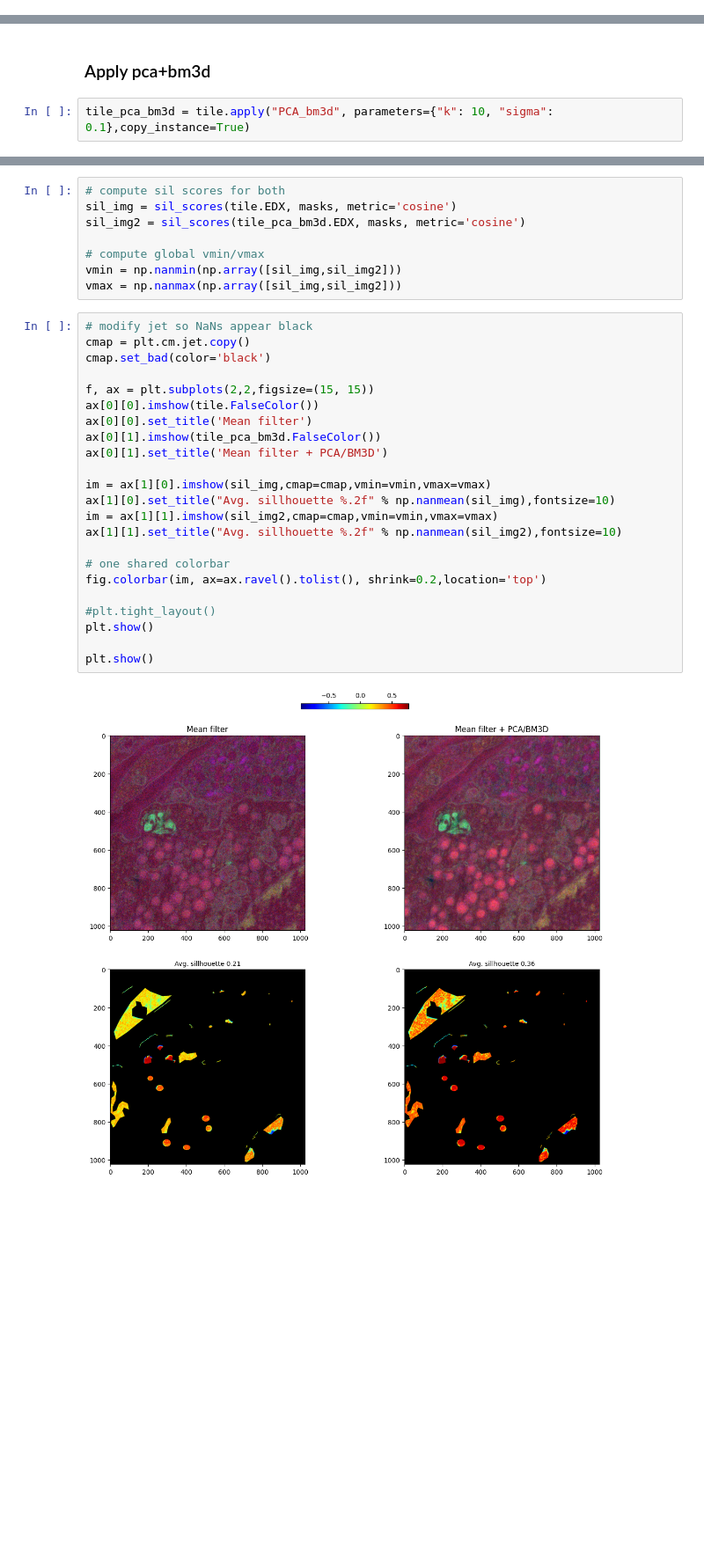
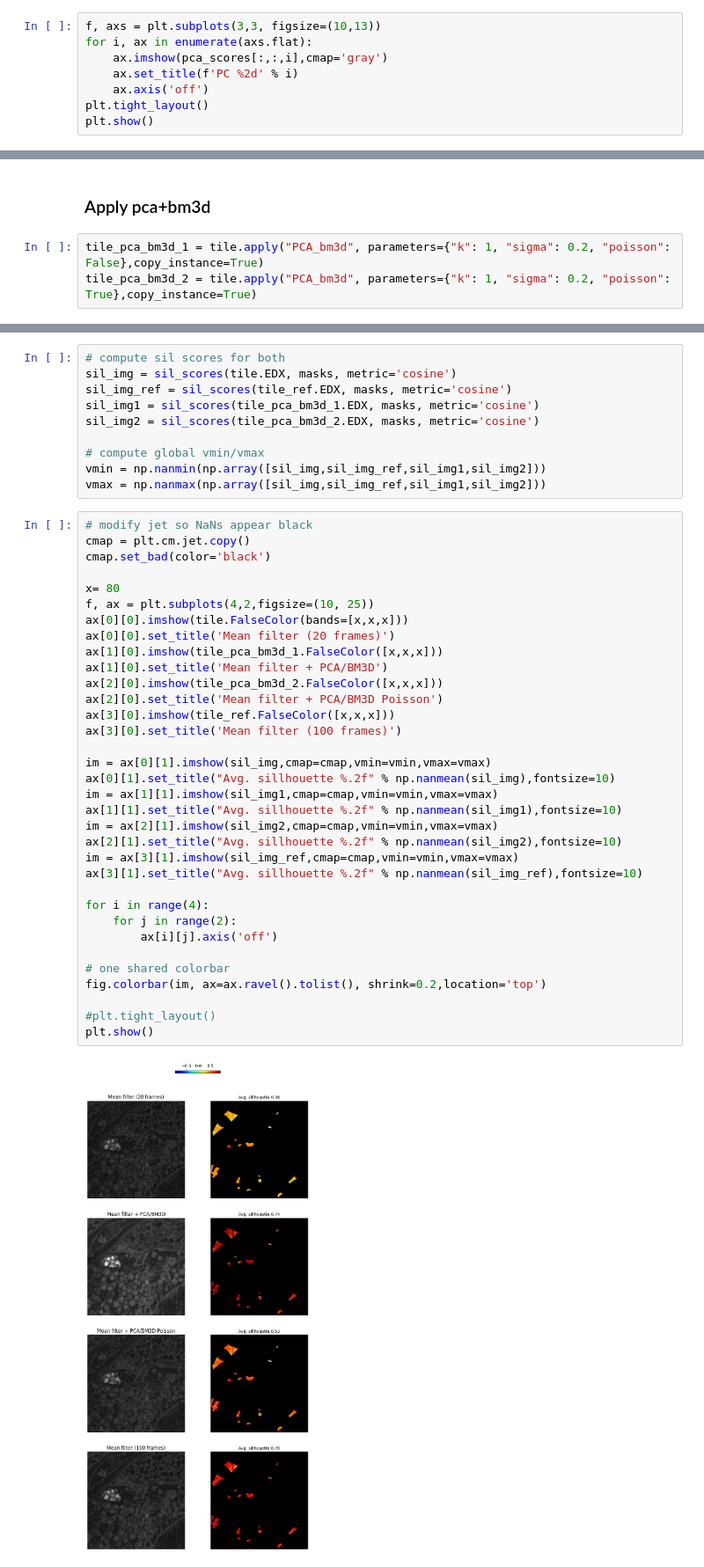
Before and after one commit to amjams/PreHyperspectralEDX, a Jupyter notebook: preprocessing_basic/04_projection_denosing.ipynb, the cells around one changed output, grey strips where cells are left out. Shown at 88% size. Drawn from its saved outputs; the diff is of its cells as text; blank space fills up the shorter version.

```diff
--- a/preprocessing_basic/04_projection_denosing.ipynb
+++ b/preprocessing_basic/04_projection_denosing.ipynb
@@ -90,0 +108,8 @@ WARNING | RosettaSciIO | The file contains only one spectrum stream (rsciio.emd.
+# %%
+f, axs = plt.subplots(3,3, figsize=(10,13))
+for i, ax in enumerate(axs.flat):
+    ax.imshow(pca_scores[:,:,i],cmap='gray')
+    ax.set_title(f'PC %2d' % i)
+    ax.axis('off')
+plt.tight_layout()
+plt.show()
@@ -91,4 +118,5 @@ WARNING | RosettaSciIO | The file contains only one spectrum stream (rsciio.emd.
 # %% [markdown]
 ### Apply pca+bm3d
 # %%
-tile_pca_bm3d = tile.apply("PCA_bm3d", parameters={"k": 10, "sigma": 0.1},copy_instance=True)
+tile_pca_bm3d_1 = tile.apply("PCA_bm3d", parameters={"k": 1, "sigma": 0.2, "poisson": False},copy_instance=True)
+tile_pca_bm3d_2 = tile.apply("PCA_bm3d", parameters={"k": 1, "sigma": 0.2, "poisson": True},copy_instance=True)
@@ -95,33 +125,46 @@ tile_pca_bm3d = tile.apply("PCA_bm3d", parameters={"k": 10, "sigma": 0.1},copy_i
 # %%
 # compute sil scores for both
 sil_img = sil_scores(tile.EDX, masks, metric='cosine')
-sil_img2 = sil_scores(tile_pca_bm3d.EDX, masks, metric='cosine')
+sil_img_ref = sil_scores(tile_ref.EDX, masks, metric='cosine')
+sil_img1 = sil_scores(tile_pca_bm3d_1.EDX, masks, metric='cosine')
+sil_img2 = sil_scores(tile_pca_bm3d_2.EDX, masks, metric='cosine')
 
 # compute global vmin/vmax
-vmin = np.nanmin(np.array([sil_img,sil_img2]))
-vmax = np.nanmax(np.array([sil_img,sil_img2]))
+vmin = np.nanmin(np.array([sil_img,sil_img_ref,sil_img1,sil_img2]))
+vmax = np.nanmax(np.array([sil_img,sil_img_ref,sil_img1,sil_img2]))
 # %%
 # modify jet so NaNs appear black
 cmap = plt.cm.jet.copy()
 cmap.set_bad(color='black')
 
-f, ax = plt.subplots(2,2,figsize=(15, 15))
-ax[0][0].imshow(tile.FalseColor())
-ax[0][0].set_title('Mean filter')
-ax[0][1].imshow(tile_pca_bm3d.FalseColor())
-ax[0][1].set_title('Mean filter + PCA/BM3D')
+x= 80
+f, ax = plt.subplots(4,2,figsize=(10, 25))
+ax[0][0].imshow(tile.FalseColor(bands=[x,x,x]))
+ax[0][0].set_title('Mean filter (20 frames)')
+ax[1][0].imshow(tile_pca_bm3d_1.FalseColor([x,x,x]))
+ax[1][0].set_title('Mean filter + PCA/BM3D')
+ax[2][0].imshow(tile_pca_bm3d_2.FalseColor([x,x,x]))
+ax[2][0].set_title('Mean filter + PCA/BM3D Poisson')
+ax[3][0].imshow(tile_ref.FalseColor([x,x,x]))
+ax[3][0].set_title('Mean filter (100 frames)')
 
-im = ax[1][0].imshow(sil_img,cmap=cmap,vmin=vmin,vmax=vmax)
-ax[1][0].set_title("Avg. sillhouette %.2f" % np.nanmean(sil_img),fontsize=10)
-im = ax[1][1].imshow(sil_img2,cmap=cmap,vmin=vmin,vmax=vmax)
-ax[1][1].set_title("Avg. sillhouette %.2f" % np.nanmean(sil_img2),fontsize=10)
+im = ax[0][1].imshow(sil_img,cmap=cmap,vmin=vmin,vmax=vmax)
+ax[0][1].set_title("Avg. sillhouette %.2f" % np.nanmean(sil_img),fontsize=10)
+im = ax[1][1].imshow(sil_img1,cmap=cmap,vmin=vmin,vmax=vmax)
+ax[1][1].set_title("Avg. sillhouette %.2f" % np.nanmean(sil_img1),fontsize=10)
+im = ax[2][1].imshow(sil_img2,cmap=cmap,vmin=vmin,vmax=vmax)
+ax[2][1].set_title("Avg. sillhouette %.2f" % np.nanmean(sil_img2),fontsize=10)
+im = ax[3][1].imshow(sil_img_ref,cmap=cmap,vmin=vmin,vmax=vmax)
+ax[3][1].set_title("Avg. sillhouette %.2f" % np.nanmean(sil_img_ref),fontsize=10)
+
+for i in range(4):
+    for j in range(2):
+        ax[i][j].axis('off')
 
 # one shared colorbar
 fig.colorbar(im, ax=ax.ravel().tolist(), shrink=0.2,location='top')
 
 #plt.tight_layout()
 plt.show()
-
-plt.show()
 # %% [output]
-[figure, old version]
+[figure, new version]
```
Also changed, not shown: parts of 9 cells of this notebook, 7 other files.
